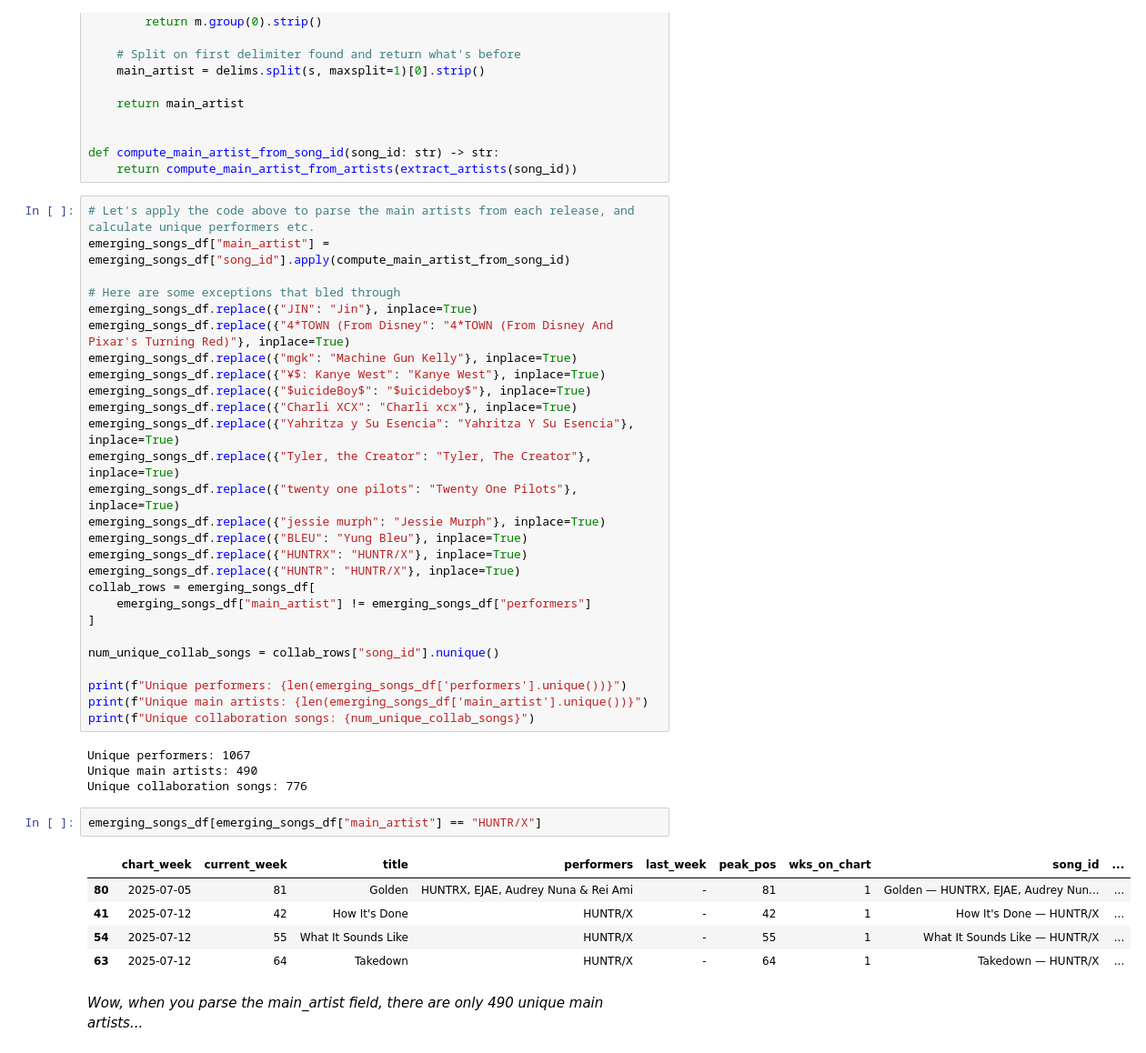
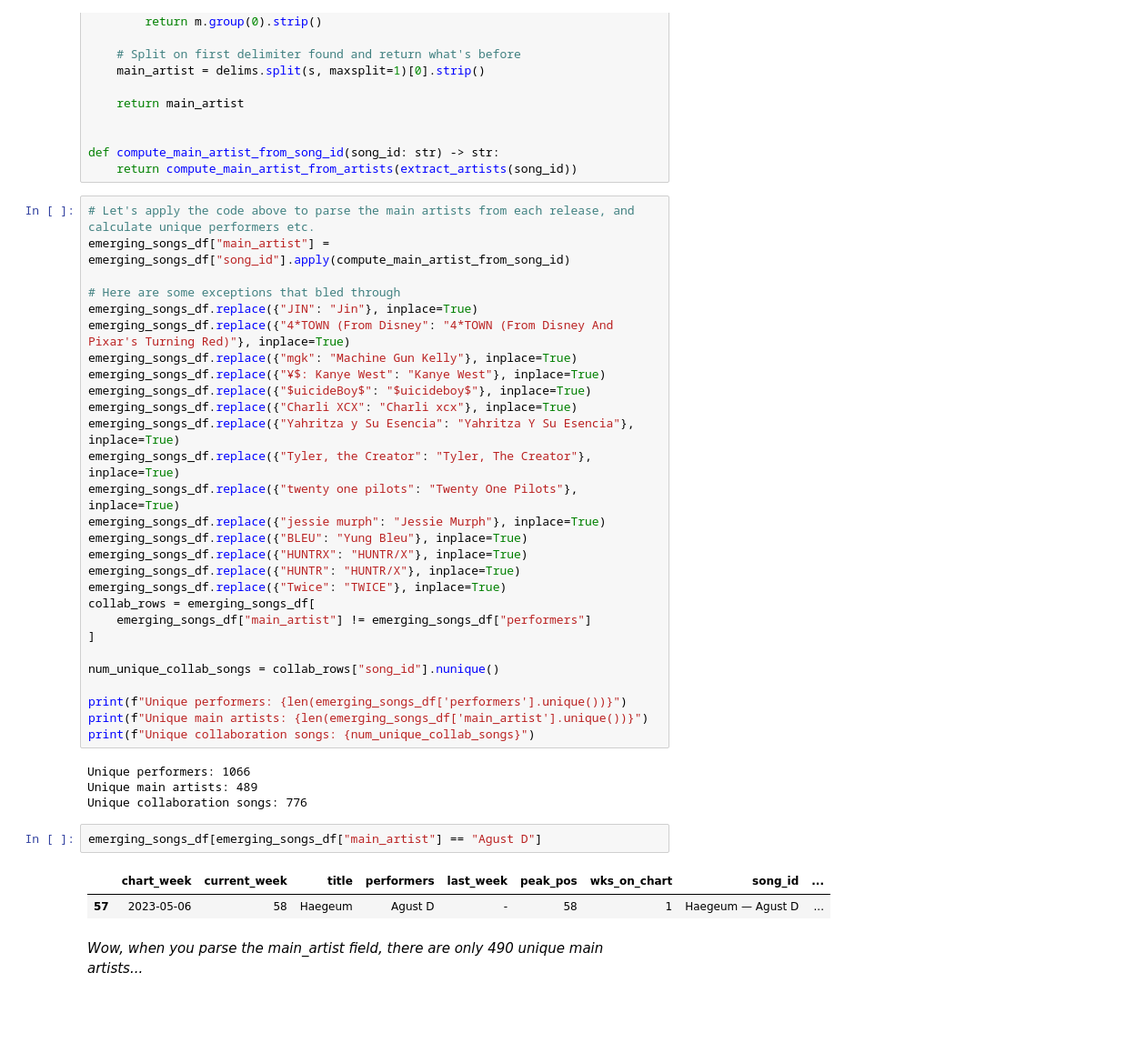
Before and after one commit to tom4sg/DURF, a Jupyter notebook: data_processing.ipynb, the cells around one changed output. Shown at 91% size. Saved outputs shown, nothing was run; the diff lists cells and outputs as text; blank space fills up the shorter version.

```diff
--- a/data_processing.ipynb
+++ b/data_processing.ipynb
@@ -282,6 +282,7 @@ emerging_songs_df.replace({"jessie murph": "Jessie Murph"}, inplace=True)
 emerging_songs_df.replace({"BLEU": "Yung Bleu"}, inplace=True)
 emerging_songs_df.replace({"HUNTRX": "HUNTR/X"}, inplace=True)
 emerging_songs_df.replace({"HUNTR": "HUNTR/X"}, inplace=True)
+emerging_songs_df.replace({"Twice": "TWICE"}, inplace=True)
 collab_rows = emerging_songs_df[
     emerging_songs_df["main_artist"] != emerging_songs_df["performers"]
 ]
@@ -292,17 +293,14 @@ print(f"Unique performers: {len(emerging_songs_df['performers'].unique())}")
 print(f"Unique main artists: {len(emerging_songs_df['main_artist'].unique())}")
 print(f"Unique collaboration songs: {num_unique_collab_songs}")
 # %% [output]
-Unique performers: 1067
-Unique main artists: 490
+Unique performers: 1066
+Unique main artists: 489
 Unique collaboration songs: 776
 # %%
-emerging_songs_df[emerging_songs_df["main_artist"] == "HUNTR/X"]
+emerging_songs_df[emerging_songs_df["main_artist"] == "Agust D"]
 # %% [output]
 |  | chart_week | current_week | title | performers | last_week | peak_pos | wks_on_chart | song_id | ... |
-| 80 | 2025-07-05 | 81 | Golden | HUNTRX, EJAE, Audrey Nuna & Rei Ami | - | 81 | 1 | Golden — HUNTRX, EJAE, Audrey Nun... | ... |
-| 41 | 2025-07-12 | 42 | How It's Done | HUNTR/X | - | 42 | 1 | How It's Done — HUNTR/X | ... |
-| 54 | 2025-07-12 | 55 | What It Sounds Like | HUNTR/X | - | 55 | 1 | What It Sounds Like — HUNTR/X | ... |
-| 63 | 2025-07-12 | 64 | Takedown | HUNTR/X | - | 64 | 1 | Takedown — HUNTR/X | ... |
+| 57 | 2023-05-06 | 58 | Haegeum | Agust D | - | 58 | 1 | Haegeum — Agust D | ... |
 # %% [markdown]
 *Wow, when you parse the main_artist field, there are only 490 unique main artists...*
 # %% [markdown]
```
Also changed, not shown: 3 other files.
